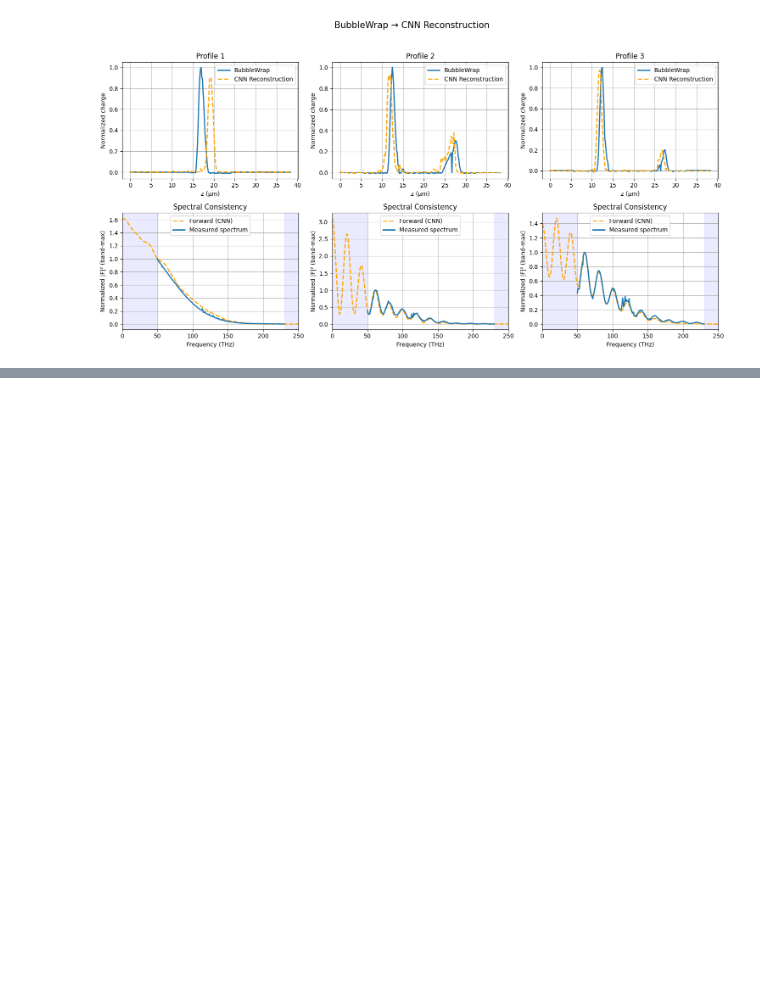
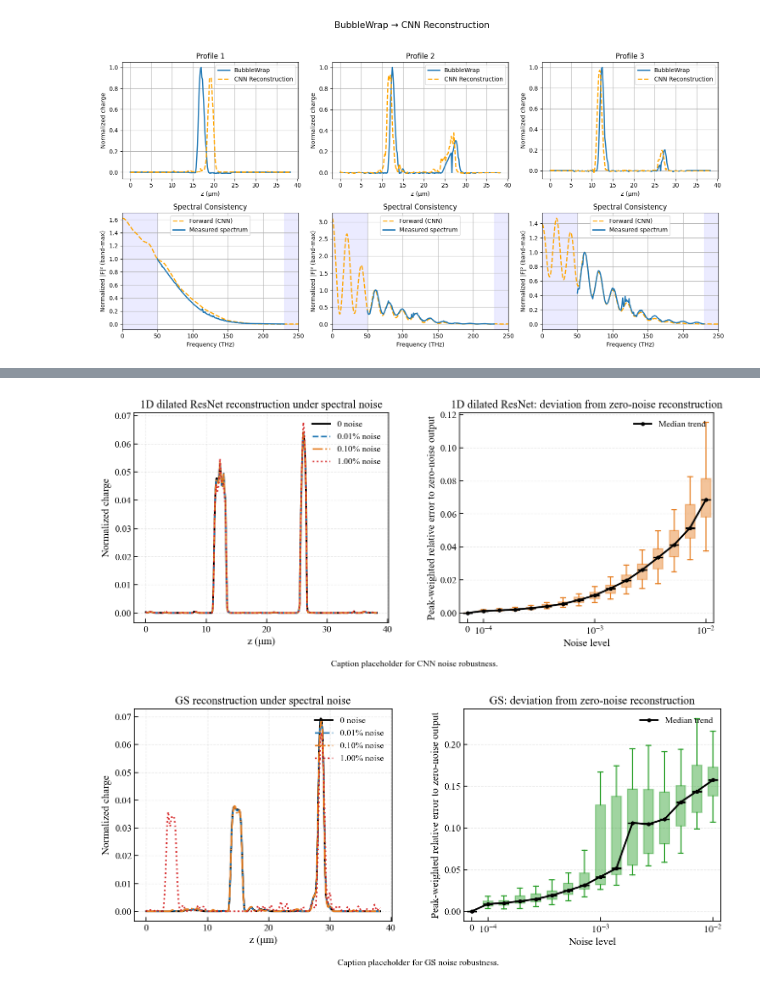
Before and after one commit to zewu-bi/Dilated_ResNet_phase_retrieval, a Jupyter notebook: 1D_Dilated_ResNet.ipynb, the cells around one changed output, grey strips where cells are left out. Cells and saved outputs as stored; diff of their text form; code cells hidden in the pictures; blank space fills up the shorter version.

```diff
--- a/1D_Dilated_ResNet.ipynb
+++ b/1D_Dilated_ResNet.ipynb
@@ -869,3 +391,61 @@ print(qep.__file__)
+# %%
+noise_levels = np.logspace(-4, -2, 15)
+rep_levels = (1e-4, 1e-3, 1e-2)
+idx = 102
+
+fig, (ax_left, ax_right) = qep.plot_noise_robustness_nn(
+    model=model,
+    val_dataset=val_dataset,
+    idx=idx,
+    device=device,
+    dx_um=dx_um,
+    fwhm_center=fwhm_center,
+    align_by_fwhm=align_by_fwhm,
+    rep_levels=rep_levels,
+    noise_levels=noise_levels,
+    n_trials=50,
+    figsize=(13, 5.2),
+    title_left="1D dilated ResNet reconstruction under spectral noise",
+    title_right="1D dilated ResNet: deviation from zero-noise reconstruction",
+    left_ylabel="Normalized charge",
+    right_ylabel="Peak-weighted relative error to zero-noise output",
+    baseline_label="0 noise",
+    rep_labels=("0.01% noise", "0.10% noise", "1.00% noise"),
+    legend_loc="upper right",
+    caption="Caption placeholder for CNN noise robustness.",
+)
+plt.show()
+
+fig, (ax_left, ax_right) = qep.plot_noise_robustness_gs(
+    val_dataset=val_dataset,
+    idx=idx,
+    device=device,
+    dx_um=dx_um,
+    fwhm_center=fwhm_center,
+    align_by_fwhm=align_by_fwhm,
+    forward_spectrum_fft=forward_spectrum_fft,
+    gerchberg_saxton_1d_torch=gerchberg_saxton_1d_torch,
+    rep_levels=rep_levels,
+    noise_levels=noise_levels,
+    n_trials=50,
+    figsize=(13, 5.2),
+    title_left="GS reconstruction under spectral noise",
+    title_right="GS: deviation from zero-noise reconstruction",
+    left_ylabel="Normalized charge",
+    right_ylabel="Peak-weighted relative error to zero-noise output",
+    baseline_label="0 noise",
+    rep_labels=("0.01% noise", "0.10% noise", "1.00% noise"),
+    legend_loc="upper right",
+    caption="Caption placeholder for GS noise robustness.",
+    gs_seed_fixed=0,
+    gs_iters=2000,
+    use_support=True,
+    support_width_um=30.0,
+)
+plt.show()
+# %% [output]
+[figure, added]
+[figure, added]
 # %%
 vis_indices = (100, 101, 102)
 
```
Also changed, not shown: parts of 6 cells of this notebook, 1 other file.
